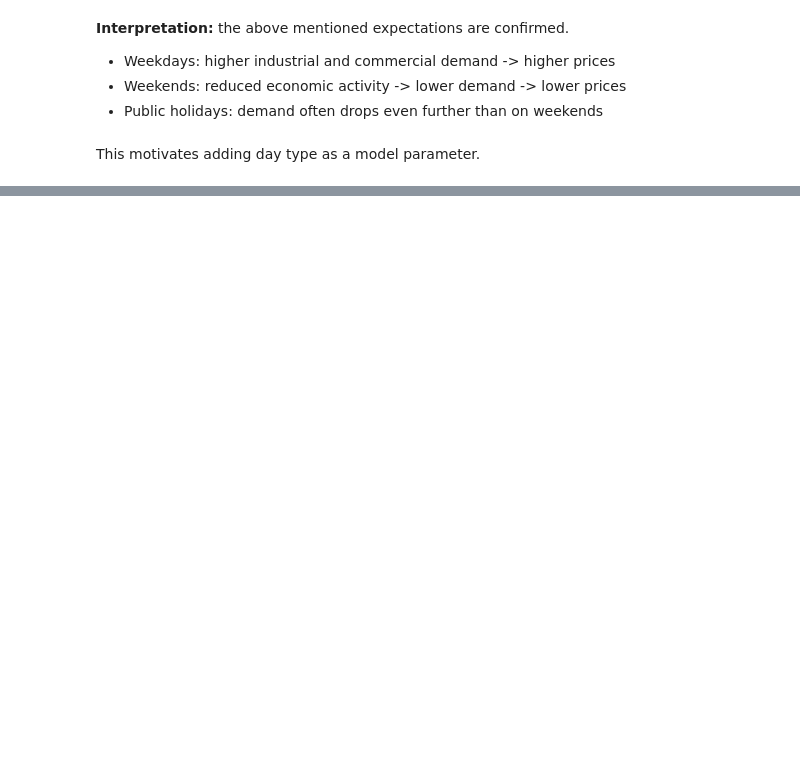
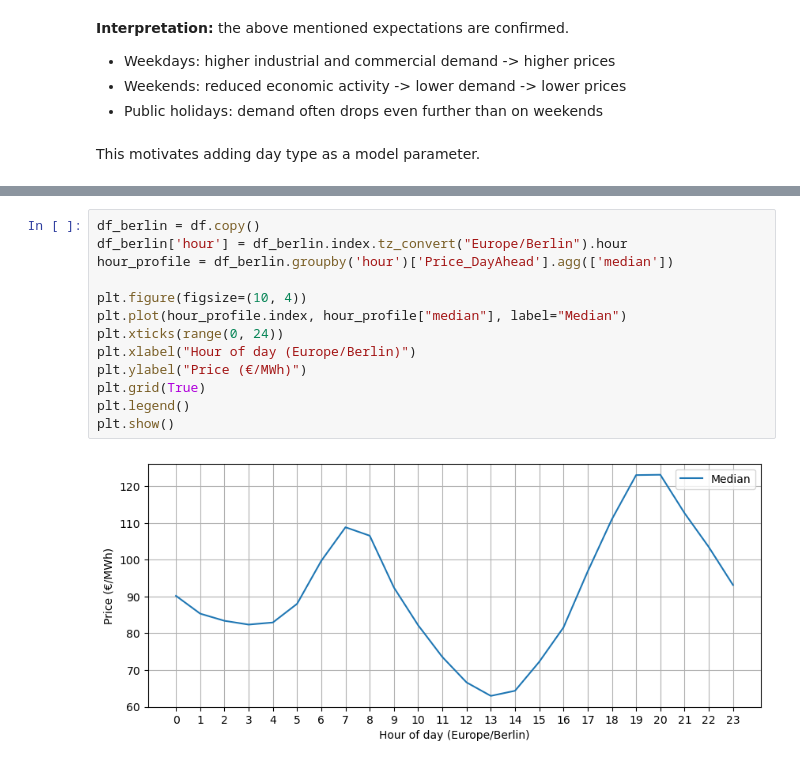
Before and after one commit to vlkkvl/ds_project, a Jupyter notebook: draft_project.ipynb, the cells around one changed output, grey strips where cells are left out. Saved outputs shown, nothing was run; the diff lists cells and outputs as text; blank space fills up the shorter version.

```diff
--- a/draft_project.ipynb
+++ b/draft_project.ipynb
@@ -364,0 +354,15 @@ This motivates adding day type as a model parameter.
+# %%
+df_berlin = df.copy()
+df_berlin['hour'] = df_berlin.index.tz_convert("Europe/Berlin").hour
+hour_profile = df_berlin.groupby('hour')['Price_DayAhead'].agg(['median'])
+
+plt.figure(figsize=(10, 4))
+plt.plot(hour_profile.index, hour_profile["median"], label="Median")
+plt.xticks(range(0, 24))
+plt.xlabel("Hour of day (Europe/Berlin)")
+plt.ylabel("Price (€/MWh)")
+plt.grid(True)
+plt.legend()
+plt.show()
+# %% [output]
+[figure, added]
```
Also changed, not shown: parts of 44 cells of this notebook.
